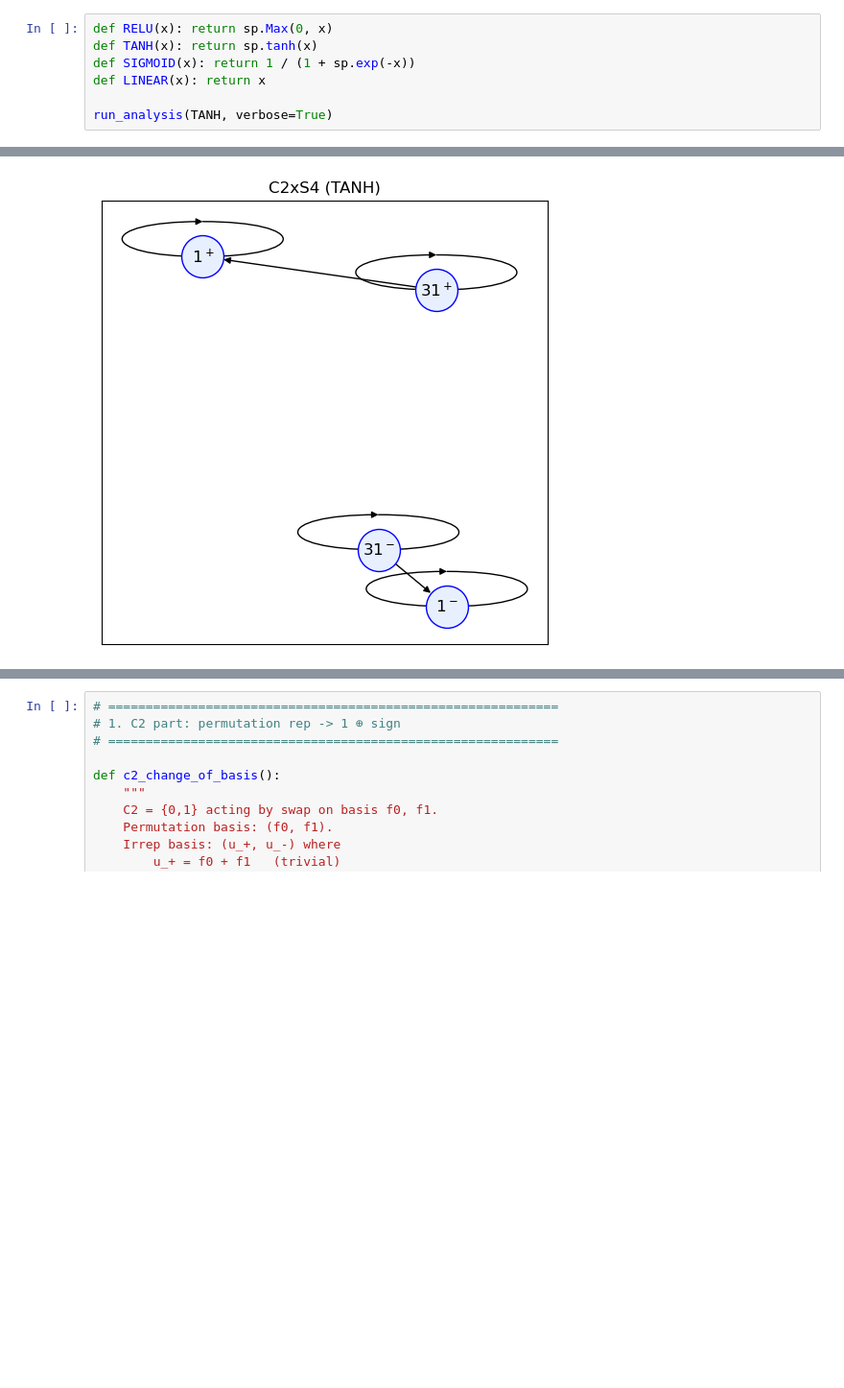
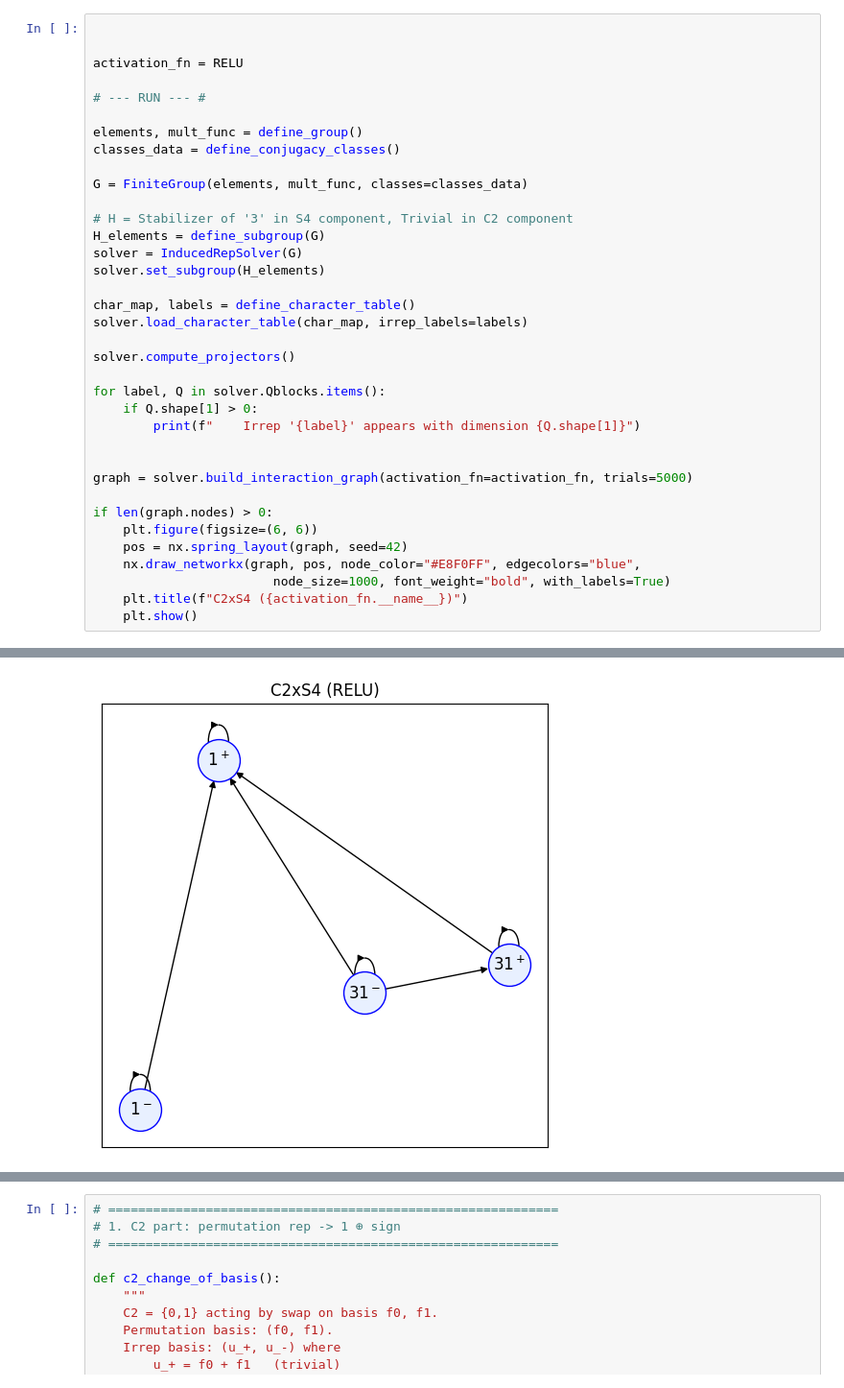
Before and after one commit to ManiShayestehfar/Masters, a Jupyter notebook: equivarient_NN/finite_groups/C2_X_S4_S3.ipynb, the cells around one changed output, grey strips where cells are left out. Shown at 96% size. Drawn from its saved outputs; the diff is of its cells as text; blank space fills up the shorter version.

```diff
--- a/equivarient_NN/finite_groups/C2_X_S4_S3.ipynb
+++ b/equivarient_NN/finite_groups/C2_X_S4_S3.ipynb
@@ -248,8 +210,37 @@ def run_analysis(activation_fn, verbose=False):
 # %%
-def RELU(x): return sp.Max(0, x)
-def TANH(x): return sp.tanh(x)
-def SIGMOID(x): return 1 / (1 + sp.exp(-x))
-def LINEAR(x): return x
 
-run_analysis(TANH, verbose=True)
+
+activation_fn = RELU
+
+# --- RUN --- #
+
+elements, mult_func = define_group()
+classes_data = define_conjugacy_classes()
+
+G = FiniteGroup(elements, mult_func, classes=classes_data)
+
+# H = Stabilizer of '3' in S4 component, Trivial in C2 component
+H_elements = define_subgroup(G)
+solver = InducedRepSolver(G)
+solver.set_subgroup(H_elements)
+
+char_map, labels = define_character_table()
+solver.load_character_table(char_map, irrep_labels=labels)
+
+solver.compute_projectors()
+
+for label, Q in solver.Qblocks.items():
+    if Q.shape[1] > 0:
+        print(f"    Irrep '{label}' appears with dimension {Q.shape[1]}")
+
+
+graph = solver.build_interaction_graph(activation_fn=activation_fn, trials=5000)
+
+if len(graph.nodes) > 0:
+    plt.figure(figsize=(6, 6))
+    pos = nx.spring_layout(graph, seed=42)
+    nx.draw_networkx(graph, pos, node_color="#E8F0FF", edgecolors="blue",
+                        node_size=1000, font_weight="bold", with_labels=True)
+    plt.title(f"C2xS4 ({activation_fn.__name__})")
+    plt.show()
 # %% [output]
@@ -273 +255 @@ Irreps present: ['$1^+$', '$31^+$', '$1^-$', '$31^-$']
-[figure, old version]
+[figure, new version]
```
Also changed, not shown: parts of 16 cells of this notebook, 2 other files.
